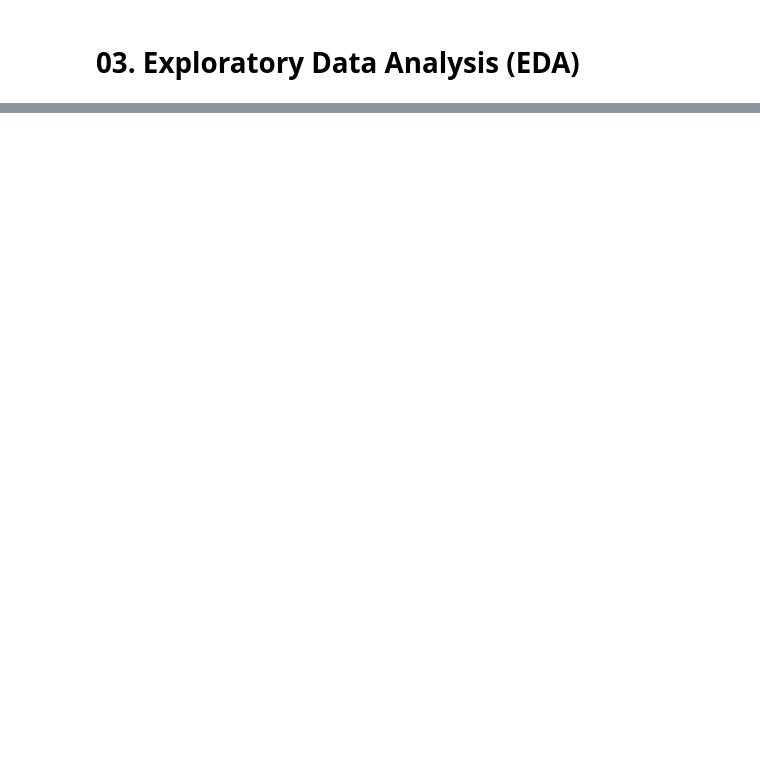
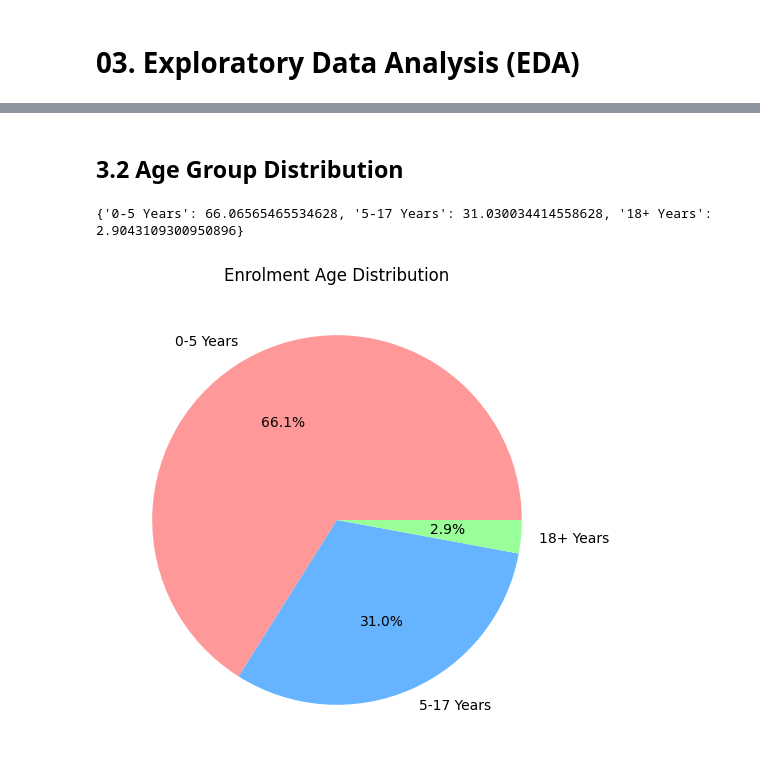
Before and after one commit to Kaustab2003/Aadhaar-Pulse-AI, a Jupyter notebook: notebooks/03_exploratory_analysis.ipynb, the cells around one changed output, grey strips where cells are left out. Saved outputs shown, nothing was run; the diff lists cells and outputs as text; code cells hidden in the pictures; blank space fills up the shorter version.

```diff
--- a/notebooks/03_exploratory_analysis.ipynb
+++ b/notebooks/03_exploratory_analysis.ipynb
@@ -1,2 +1,15 @@
 # %% [markdown]
 # 03. Exploratory Data Analysis (EDA)
+# %%
+import sys
+import os
+import pandas as pd
+import warnings
+warnings.filterwarnings('ignore')
+
+# Add project root to sys.path
+project_root = os.path.abspath(os.path.join(os.getcwd(), '..'))
+if project_root not in sys.path:
+    sys.path.append(project_root)
+
+print(f"Project Root: {project_root}")
@@ -127,0 +56,14 @@ fig.show()
+# %% [markdown]
+## 3.2 Age Group Distribution
+# %%
+age_dist = enrolment_analysis.get_age_group_distribution(df)
+print(age_dist)
+
+# Pie Chart
+plt.figure(figsize=(6, 6))
+plt.pie(age_dist.values(), labels=age_dist.keys(), autopct='%1.1f%%', colors=['#ff9999','#66b3ff','#99ff99'])
+plt.title('Enrolment Age Distribution')
+plt.show()
+# %% [output]
+{'0-5 Years': 66.06565465534628, '5-17 Years': 31.030034414558628, '18+ Years': 2.9043109300950896}
+[figure, added]
```
Also changed, not shown: parts of 17 cells of this notebook, 17 other files.
